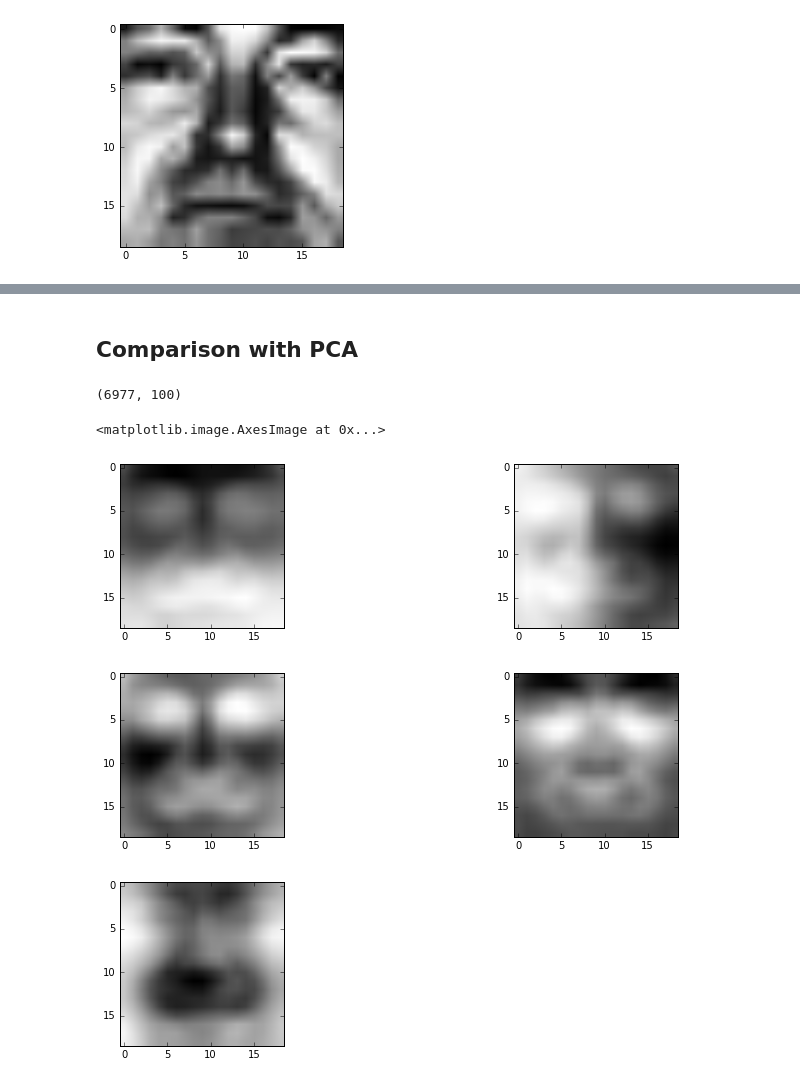
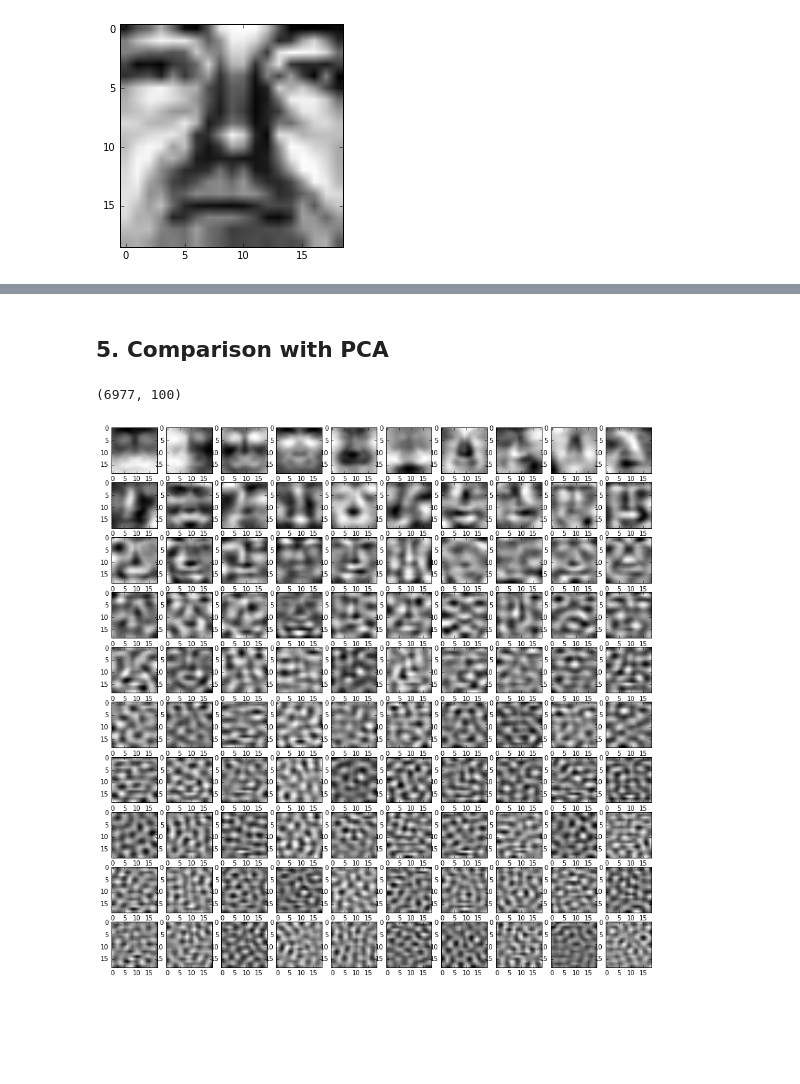
Before and after one commit to nyu-dl/Intro_to_ML_Lecture_Note, a Jupyter notebook: notebook/NMF.ipynb, the cells around one changed output, grey strips where cells are left out. Cells and saved outputs as stored; diff of their text form; code cells hidden in the pictures; blank space fills up the shorter version.

```diff
--- a/notebook/NMF.ipynb
+++ b/notebook/NMF.ipynb
@@ -87,5 +96,5 @@ plt.imshow(X_sample_rec_nmf.reshape((19, 19)), cmap=cm.gray)
 # %% [markdown]
-## Comparison with PCA
+## 5. Comparison with PCA
 # %%
 from sklearn.decomposition import PCA
 # %%
@@ -98,29 +107,16 @@ X_transformed_pca.shape
 (6977, 100)
 # %%
 principal_components = pca.components_
-# %%
-plt.figure(figsize=(10, 10))
-plt.subplot(1, 3, 1)
-plt.imshow(principal_components[0].reshape((19, 19)), cmap=cm.gray)
-
-plt.subplot(1, 3, 3)
-plt.imshow(principal_components[1].reshape((19, 19)), cmap=cm.gray)
-
-plt.figure(figsize=(10, 10))
-plt.subplot(1, 3, 1)
-plt.imshow(principal_components[2].reshape((19, 19)), cmap=cm.gray)
-
-plt.subplot(1, 3, 3)
-plt.imshow(principal_components[3].reshape((19, 19)), cmap=cm.gray)
-
-plt.figure(figsize=(10, 10))
-plt.subplot(1, 3, 1)
-plt.imshow(principal_components[4].reshape((19, 19)), cmap=cm.gray)
-# %% [output]
-<matplotlib.image.AxesImage at 0x...>
-[figure, removed]
-[figure, removed]
-[figure, removed]
+# %%
+f, axarr = plt.subplots(10, 10, figsize = (15, 15))
+
+comp_ix = 0
+for i in range(10):
+    for j in range(10):
+        axarr[i, j].imshow(principal_components[comp_ix].reshape((19, 19)), cmap=cm.gray)
+        comp_ix += 1
+# %% [output]
+[figure, added]
 # %%
 X_sample_rec_pca = np.dot(X_transformed_pca[50], principal_components)
 
```
Also changed, not shown: parts of 21 cells of this notebook.
